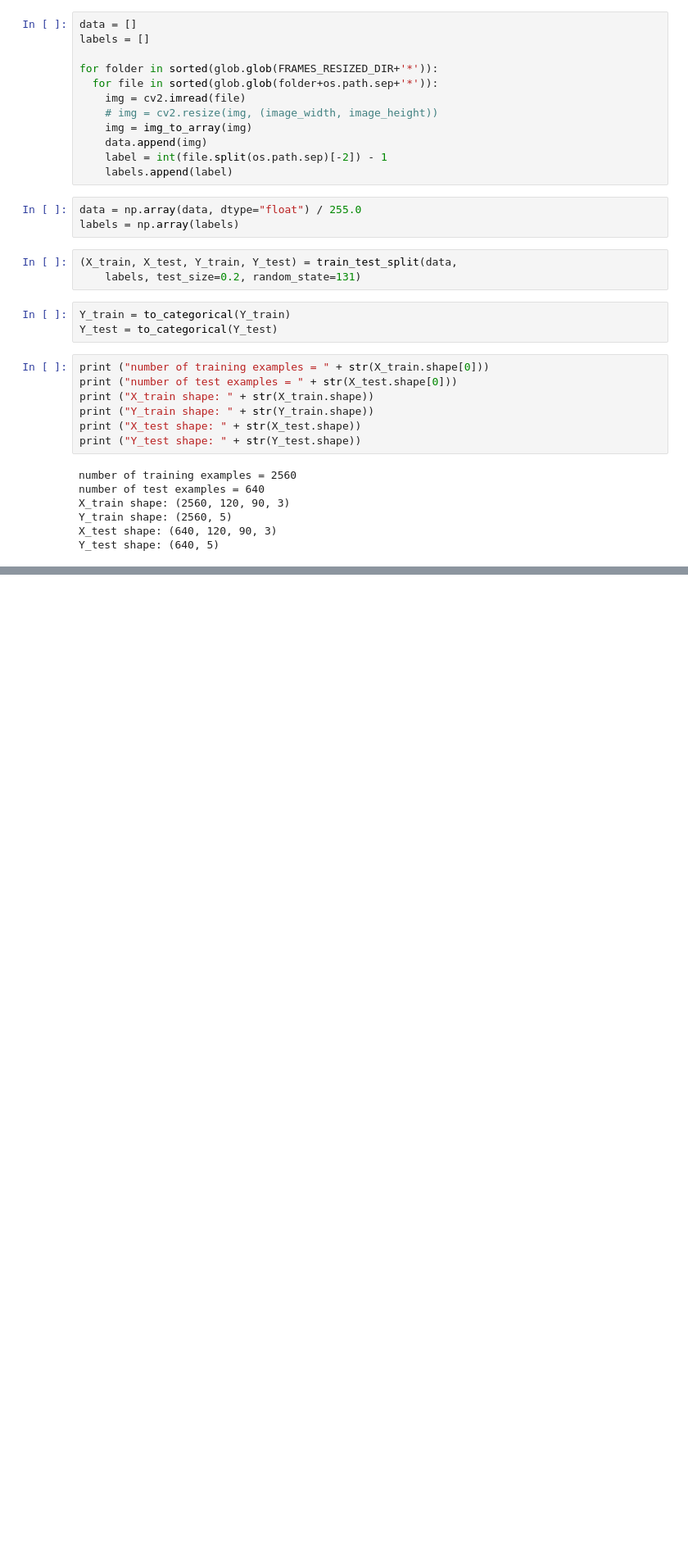
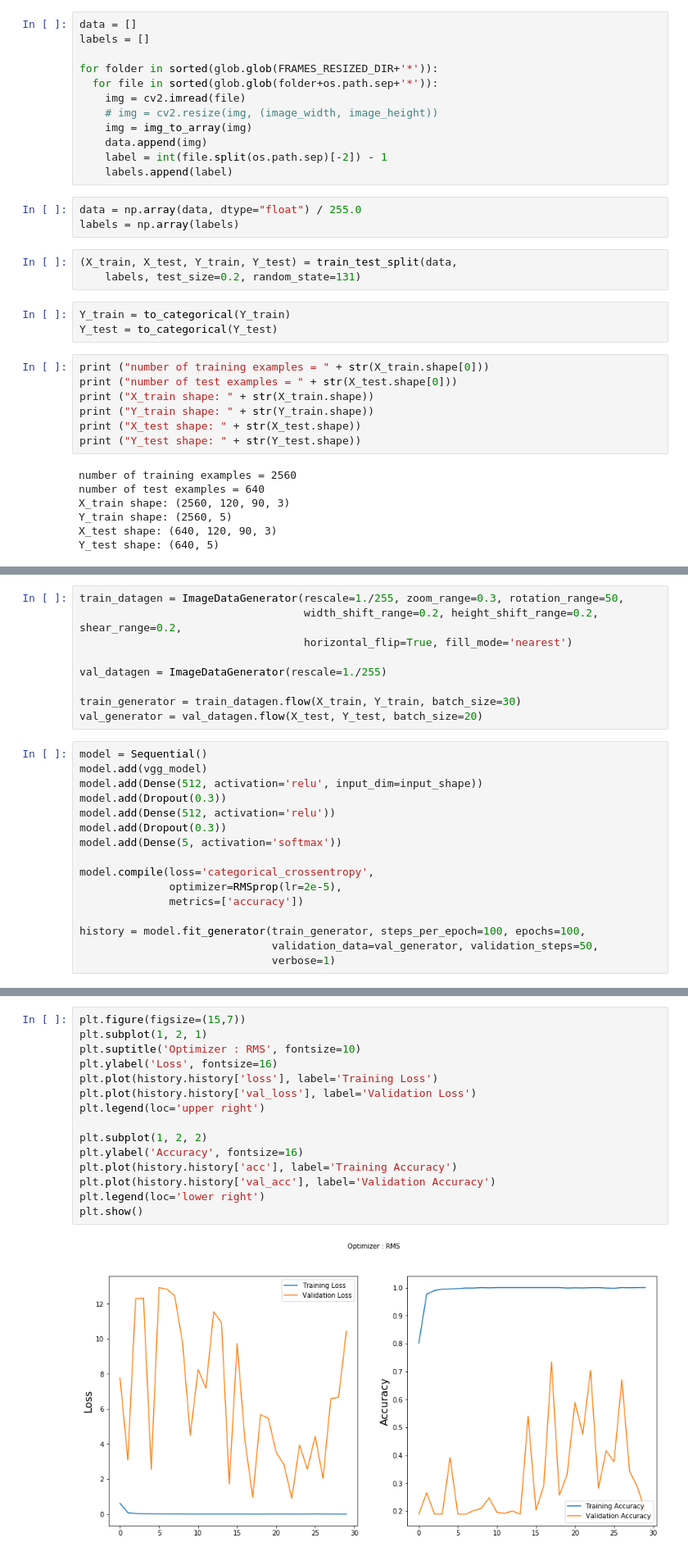
Before and after one commit to Paradiddle131/Finger-Count-Detection-Using-Deep-Learning, a Jupyter notebook: TSL_Preprocessing.ipynb, the cells around one changed output, grey strips where cells are left out. Shown at 82% size. Saved outputs shown, nothing was run; the diff lists cells and outputs as text; blank space fills up the shorter version.

```diff
--- a/TSL_Preprocessing.ipynb
+++ b/TSL_Preprocessing.ipynb
@@ -233,0 +665,25 @@ Y_test shape: (640, 5)
+# %%
+train_datagen = ImageDataGenerator(rescale=1./255, zoom_range=0.3, rotation_range=50,
+                                   width_shift_range=0.2, height_shift_range=0.2, shear_range=0.2,
+                                   horizontal_flip=True, fill_mode='nearest')
+
+val_datagen = ImageDataGenerator(rescale=1./255)
+
+train_generator = train_datagen.flow(X_train, Y_train, batch_size=30)
+val_generator = val_datagen.flow(X_test, Y_test, batch_size=20)
+# %%
+model = Sequential()
+model.add(vgg_model)
+model.add(Dense(512, activation='relu', input_dim=input_shape))
+model.add(Dropout(0.3))
+model.add(Dense(512, activation='relu'))
+model.add(Dropout(0.3))
+model.add(Dense(5, activation='softmax'))
+
+model.compile(loss='categorical_crossentropy',
+              optimizer=RMSprop(lr=2e-5),
+              metrics=['accuracy'])
+
+history = model.fit_generator(train_generator, steps_per_epoch=100, epochs=100,
+                              validation_data=val_generator, validation_steps=50,
+                              verbose=1)
@@ -233,0 +713,17 @@ Y_test shape: (640, 5)
+# %%
+plt.figure(figsize=(15,7))
+plt.subplot(1, 2, 1)
+plt.suptitle('Optimizer : RMS', fontsize=10)
+plt.ylabel('Loss', fontsize=16)
+plt.plot(history.history['loss'], label='Training Loss')
+plt.plot(history.history['val_loss'], label='Validation Loss')
+plt.legend(loc='upper right')
+
+plt.subplot(1, 2, 2)
+plt.ylabel('Accuracy', fontsize=16)
+plt.plot(history.history['acc'], label='Training Accuracy')
+plt.plot(history.history['val_acc'], label='Validation Accuracy')
+plt.legend(loc='lower right')
+plt.show()
+# %% [output]
+[figure, added]
```
Also changed, not shown: parts of 71 cells of this notebook.
